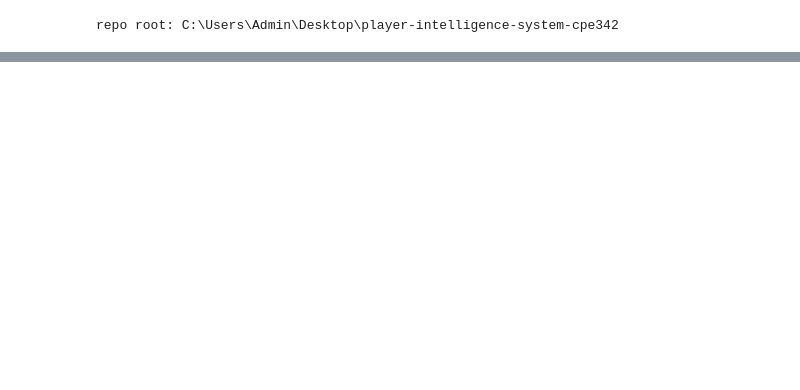
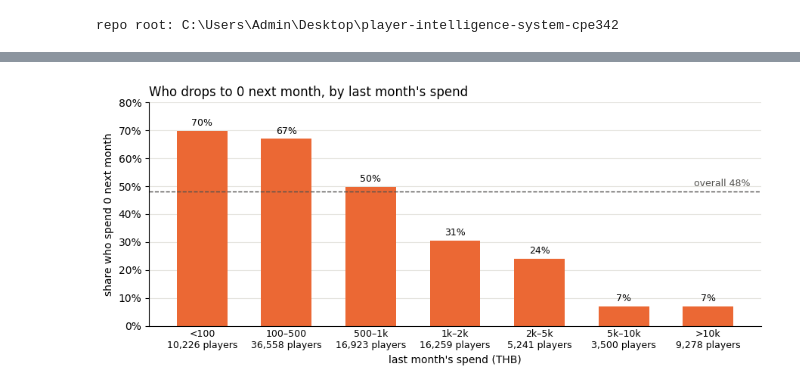
Before and after one commit to Kawi-HBLI/player-intelligence-system-cpe342, a Jupyter notebook: experiments/task3/eda.ipynb, the cells around one changed output, grey strips where cells are left out. Drawn from its saved outputs; the diff is of its cells as text; code cells hidden in the pictures; blank space fills up the shorter version.

```diff
--- a/experiments/task3/eda.ipynb
+++ b/experiments/task3/eda.ipynb
@@ -53,0 +169,17 @@ summary
+# %%
+fig, ax = plt.subplots(figsize=(8, 9))
+ax.barh(r.index, r.values, height=0.6,
+        color=['#2a78d6' if v >= 0 else '#e34948' for v in r.values])  # blue = more spend, red = less
+ax.axvline(0, color='#52514e', linewidth=1)
+for name, v in r.tail(5).items():  # label only the top 5
+    ax.text(v + 0.01, name, f"{v:.2f}", va='center', fontsize=9, color='#0b0b0b')
+
+ax.set_xlabel('Spearman correlation with spending_30d')
+ax.set_title('Which features move with the target?', loc='left')
+ax.grid(axis='x', color='#e5e4df', linewidth=0.8)
+ax.set_axisbelow(True)
+for side in ['top', 'right', 'left']:
+    ax.spines[side].set_visible(False)
+ax.tick_params(axis='y', length=0, labelsize=9)
+plt.tight_layout()
+plt.show()
@@ -53,0 +273,29 @@ summary
+# %%
+edges = [0, 100, 500, 1000, 2000, 5000, 10000, np.inf]
+labels = ['<100', '100–500', '500–1k', '1k–2k', '2k–5k', '5k–10k', '>10k']
+band = pd.cut(tr['prev_month_spending'], edges, labels=labels)
+zero_by_band = y.groupby(band, observed=True).agg(players='size', zero_share=lambda s: (s == 0).mean())
+overall = (y == 0).mean()
+# %%
+fig, ax = plt.subplots(figsize=(9, 4))
+ticks = [f"{b}\n{n:,} players" for b, n in zero_by_band['players'].items()]  # band name + group size
+bars = ax.bar(ticks, zero_by_band['zero_share'], width=0.6, color='#eb6834')
+for bar, share in zip(bars, zero_by_band['zero_share']):
+    ax.text(bar.get_x() + bar.get_width() / 2, share + 0.01, f"{share:.0%}", ha='center', va='bottom', fontsize=9)
+ax.axhline(overall, color='#52514e', linestyle='--', linewidth=1)
+ax.text(len(ticks) - 0.5, overall + 0.01, f"overall {overall:.0%}", ha='right', va='bottom', fontsize=9, color='#52514e')
+
+ax.yaxis.set_major_formatter(PercentFormatter(1, decimals=0))
+ax.set_ylim(0, 0.8)
+ax.set_xlabel("last month's spend (THB)")
+ax.set_ylabel('share who spend 0 next month')
+ax.set_title("Who drops to 0 next month, by last month's spend", loc='left')
+ax.tick_params(axis='x', labelsize=9, length=0)
+ax.grid(axis='y', color='#e5e4df', linewidth=0.8)
+ax.set_axisbelow(True)
+for side in ['top', 'right']:
+    ax.spines[side].set_visible(False)
+plt.tight_layout()
+plt.show()
+# %% [output]
+[figure, added]
```
Also changed, not shown: parts of 40 cells of this notebook.
